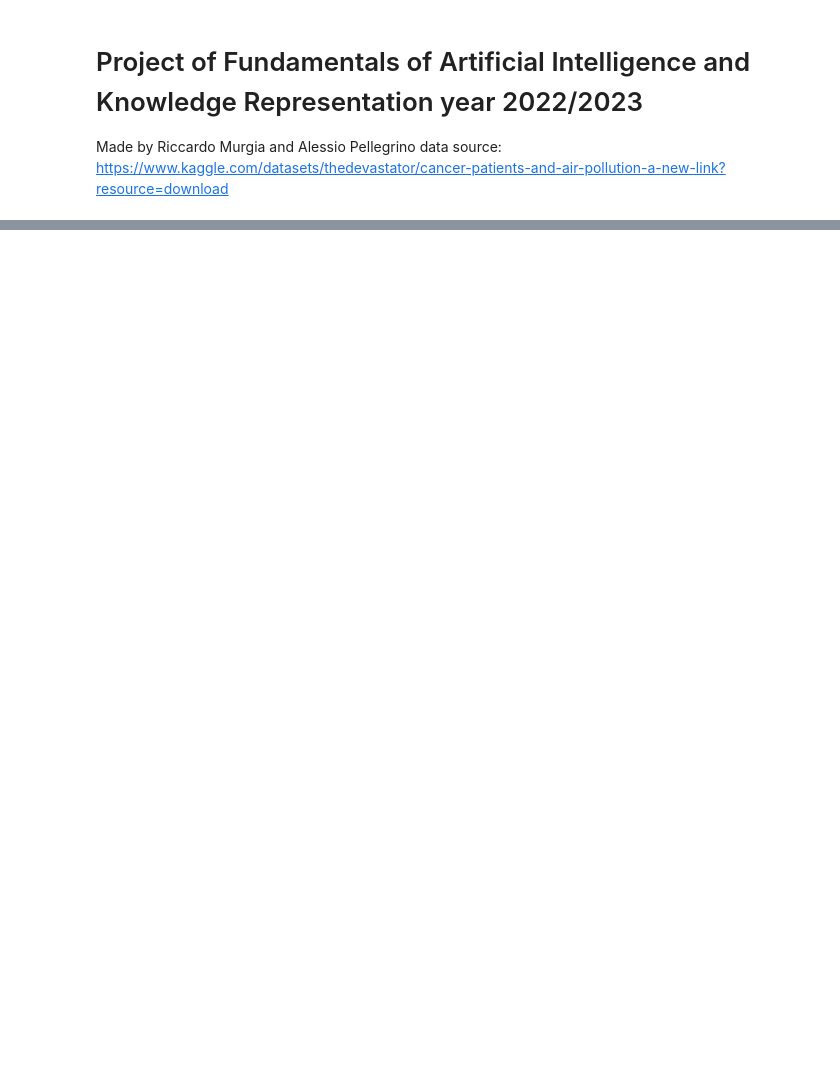
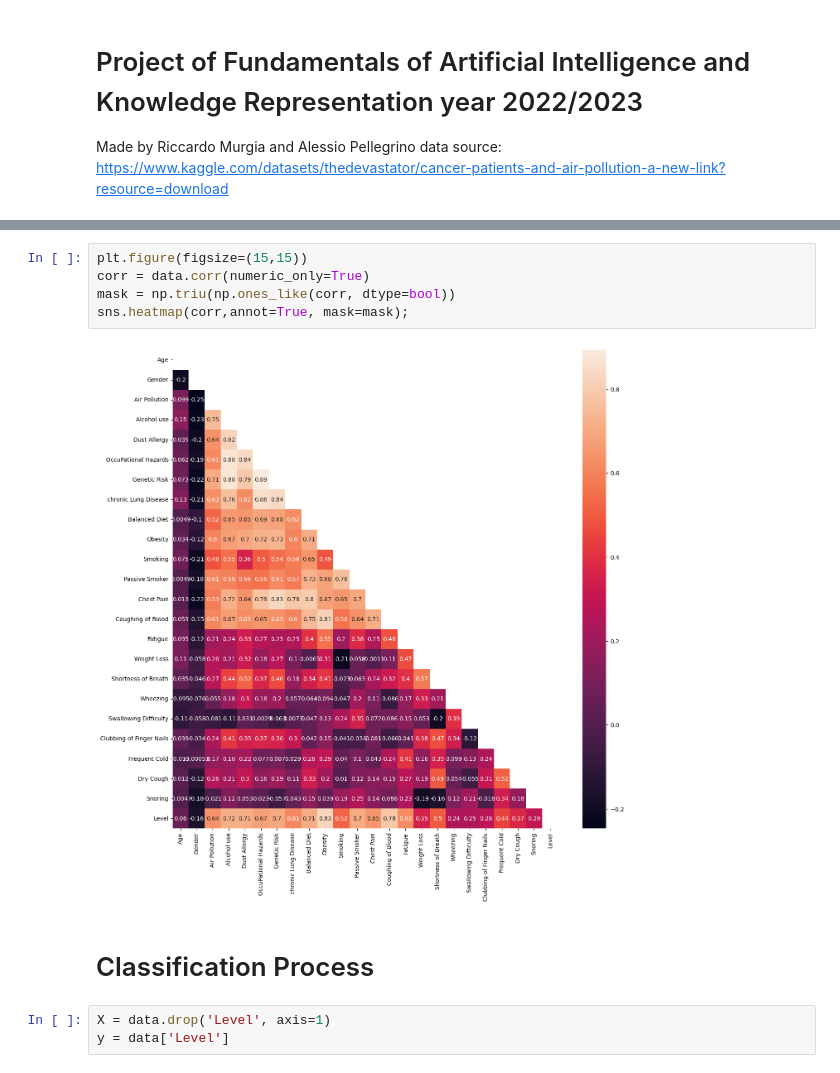
Before and after one commit to SeppiaBrilla/FAIKR_2023_MOD_3_Project, a Jupyter notebook: FAIRK_2023_MOD_3_Project.ipynb, the cells around one changed output, grey strips where cells are left out. Cells and saved outputs as stored; diff of their text form; blank space fills up the shorter version.

```diff
--- a/FAIRK_2023_MOD_3_Project.ipynb
+++ b/FAIRK_2023_MOD_3_Project.ipynb
@@ -20,0 +49,12 @@ data.head()
+# %%
+plt.figure(figsize=(15,15))
+corr = data.corr(numeric_only=True)
+mask = np.triu(np.ones_like(corr, dtype=bool))
+sns.heatmap(corr,annot=True, mask=mask);
+# %% [output]
+[figure, added]
+# %% [markdown]
+# Classification Process
+# %%
+X = data.drop('Level', axis=1)
+y = data['Level']
```
Also changed, not shown: parts of 7 cells of this notebook.
